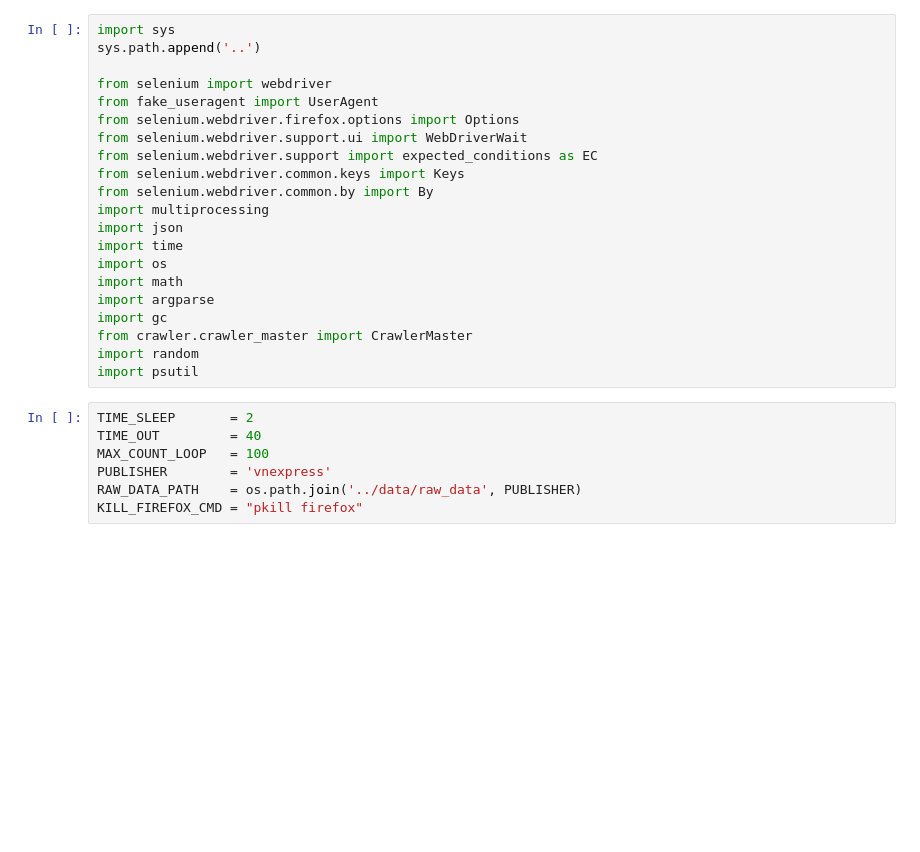
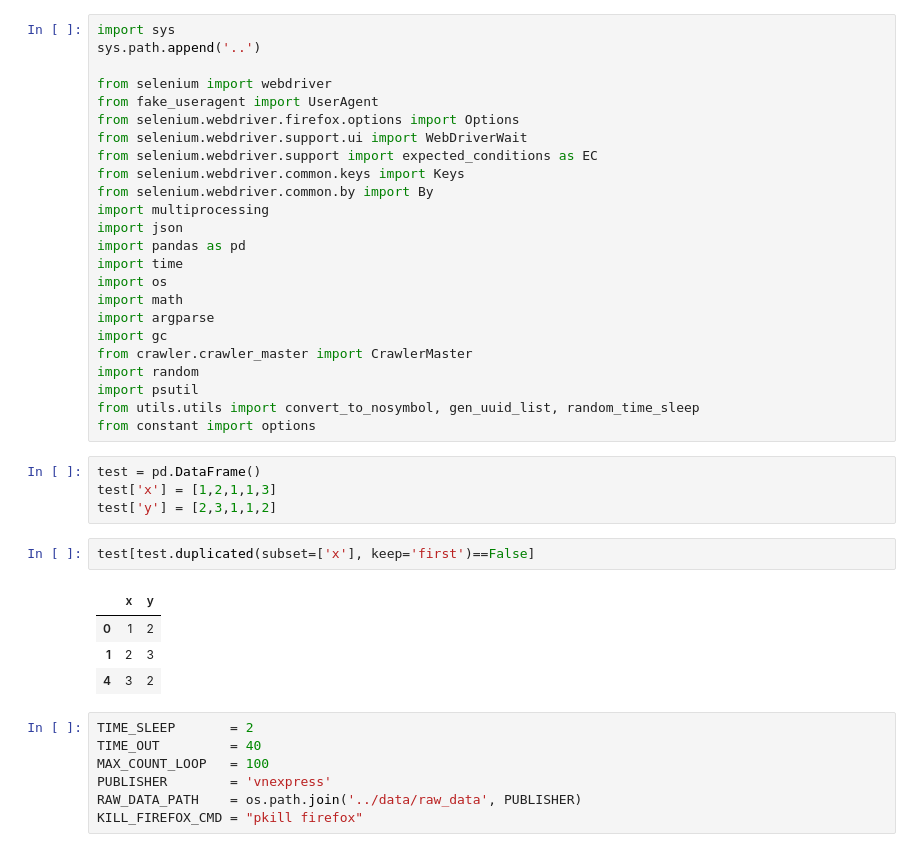
Before and after one commit to tienng96/nlp-foody-sentiment-analysis, a Jupyter notebook: jupyter_dev/test_url_crawler_slave.ipynb, the cells around one changed output. Cells and saved outputs as stored; diff of their text form; blank space fills up the shorter version.

```diff
--- a/jupyter_dev/test_url_crawler_slave.ipynb
+++ b/jupyter_dev/test_url_crawler_slave.ipynb
@@ -11,6 +11,7 @@ from selenium.webdriver.common.keys import Keys
 from selenium.webdriver.common.by import By
 import multiprocessing
 import json
+import pandas as pd
 import time
 import os
 import math
@@ -19,6 +20,19 @@ import gc
 from crawler.crawler_master import CrawlerMaster
 import random
 import psutil
+from utils.utils import convert_to_nosymbol, gen_uuid_list, random_time_sleep
+from constant import options
+# %%
+test = pd.DataFrame()
+test['x'] = [1,2,1,1,3]
+test['y'] = [2,3,1,1,2]
+# %%
+test[test.duplicated(subset=['x'], keep='first')==False]
+# %% [output]
+|  | x | y |
+| 0 | 1 | 2 |
+| 1 | 2 | 3 |
+| 4 | 3 | 2 |
 # %%
 TIME_SLEEP       = 2
 TIME_OUT         = 40
```
Also changed, not shown: parts of 9 cells of this notebook, 8 other files.
